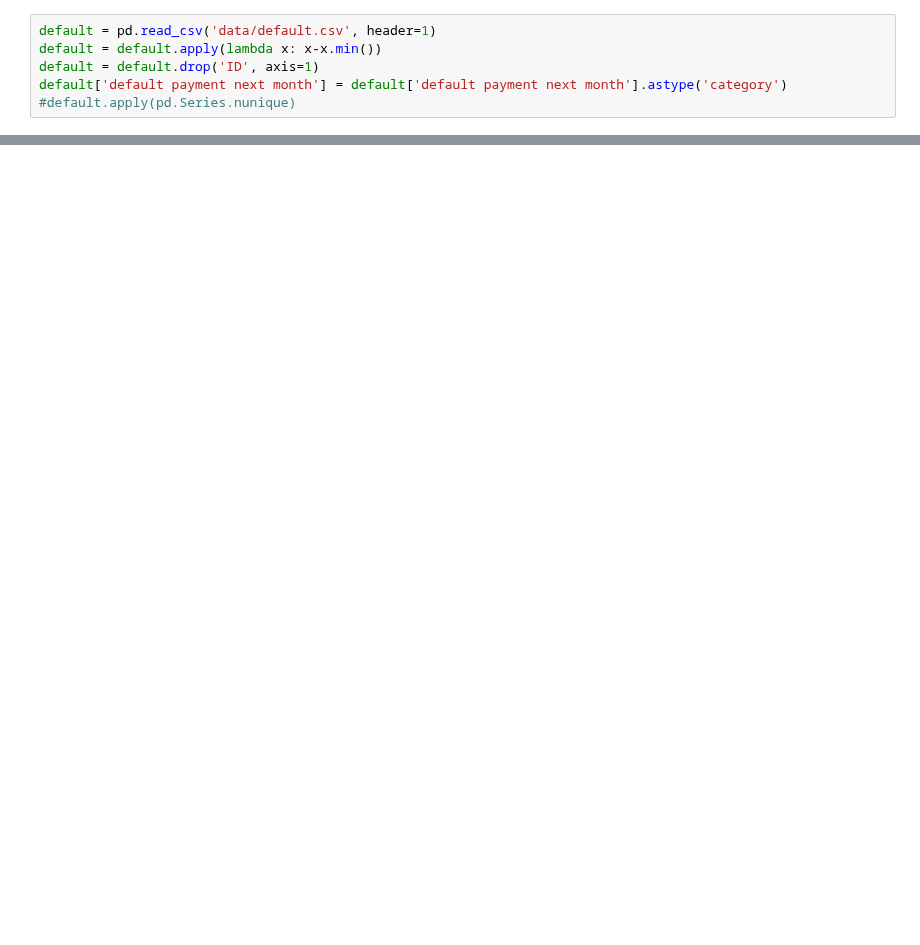
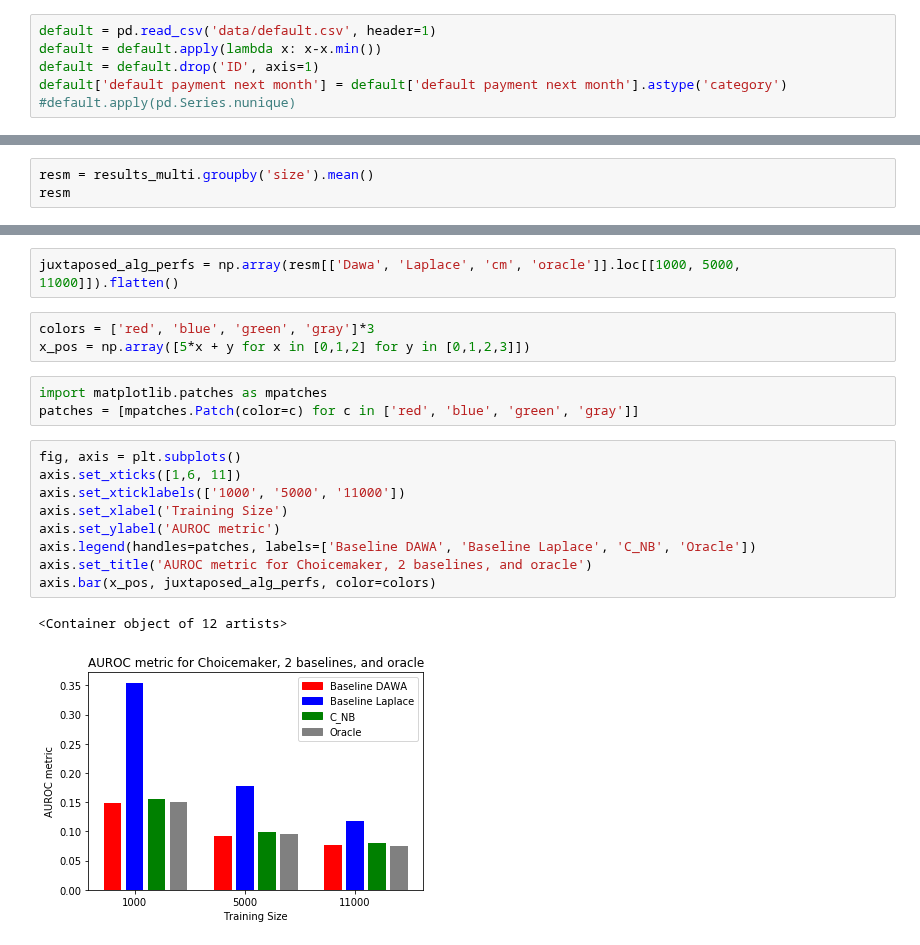
Before and after one commit to jimola/S18_Research, a Jupyter notebook: Python/NaiveBayes.ipynb, the cells around one changed output, grey strips where cells are left out. Saved outputs shown, nothing was run; the diff lists cells and outputs as text; blank space fills up the shorter version.

```diff
--- a/Python/NaiveBayes.ipynb
+++ b/Python/NaiveBayes.ipynb
@@ -442,0 +480,3 @@ big_cm.X.columns
+# %%
+resm = results_multi.groupby('size').mean()
+resm
@@ -442,0 +493,20 @@ big_cm.X.columns
+# %%
+juxtaposed_alg_perfs = np.array(resm[['Dawa', 'Laplace', 'cm', 'oracle']].loc[[1000, 5000, 11000]]).flatten()
+# %%
+colors = ['red', 'blue', 'green', 'gray']*3
+x_pos = np.array([5*x + y for x in [0,1,2] for y in [0,1,2,3]])
+# %%
+import matplotlib.patches as mpatches
+patches = [mpatches.Patch(color=c) for c in ['red', 'blue', 'green', 'gray']]
+# %%
+fig, axis = plt.subplots()
+axis.set_xticks([1,6, 11])
+axis.set_xticklabels(['1000', '5000', '11000'])
+axis.set_xlabel('Training Size')
+axis.set_ylabel('AUROC metric')
+axis.legend(handles=patches, labels=['Baseline DAWA', 'Baseline Laplace', 'C_NB', 'Oracle'])
+axis.set_title('AUROC metric for Choicemaker, 2 baselines, and oracle')
+axis.bar(x_pos, juxtaposed_alg_perfs, color=colors)
+# %% [output]
+<Container object of 12 artists>
+[figure, added]
```
Also changed, not shown: parts of 42 cells of this notebook, 1 other file.
